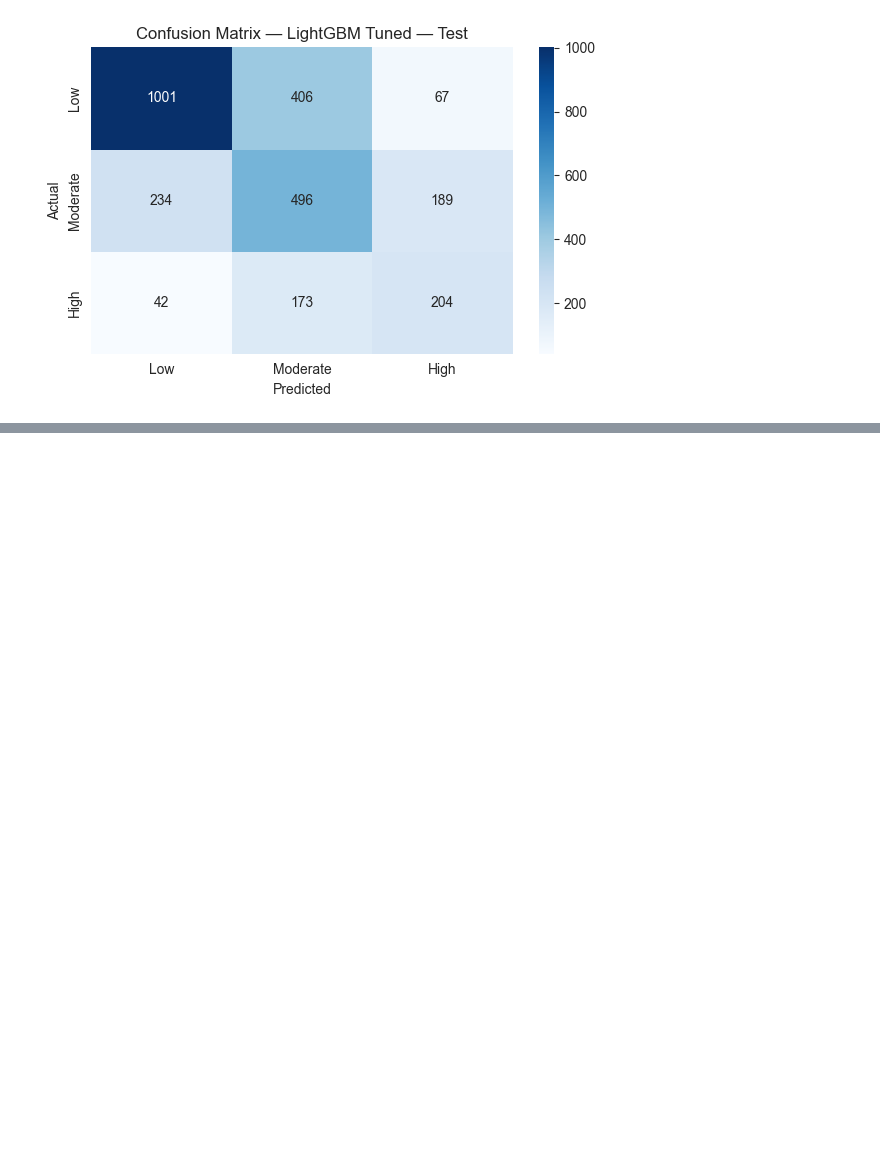
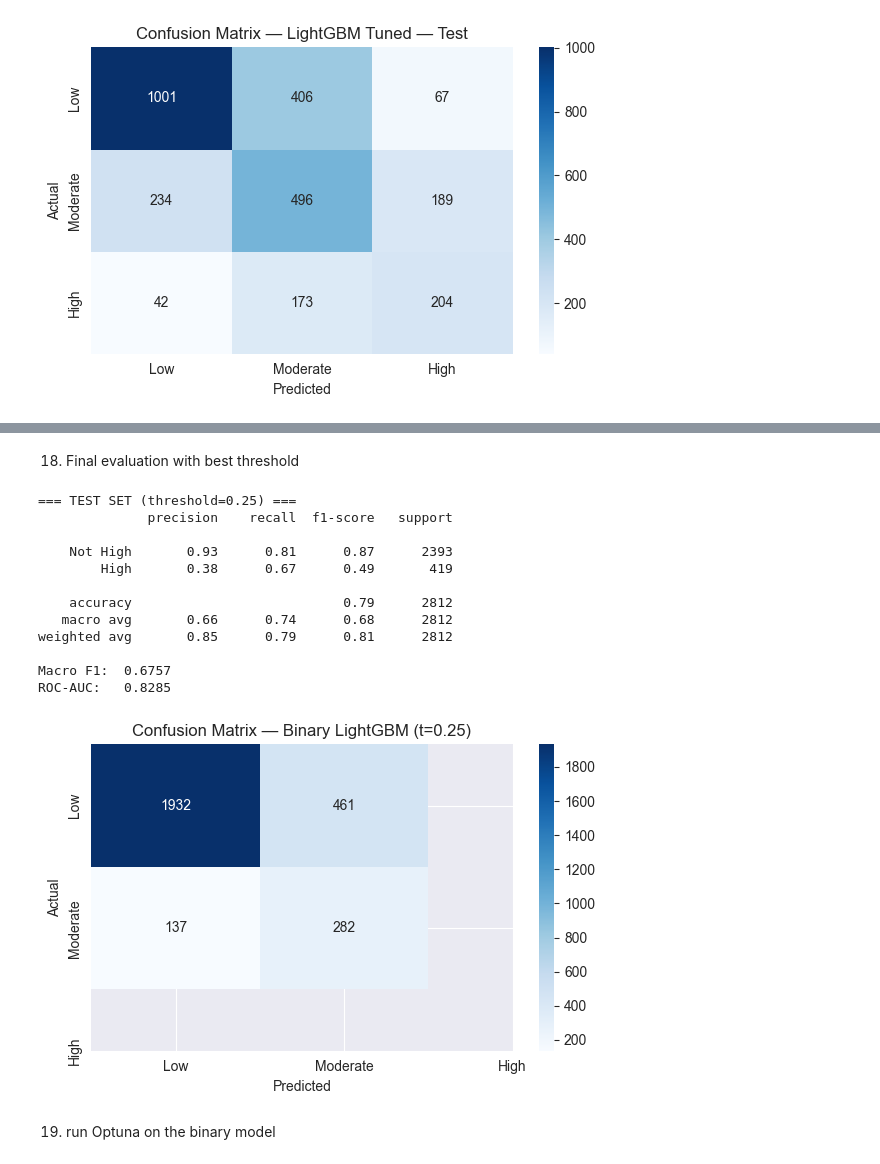
Before and after one commit to Mouhcine005/food-outbreak-severity-ml, a Jupyter notebook: notebooks/5-modeling.ipynb, the cells around one changed output, grey strips where cells are left out. Drawn from its saved outputs; the diff is of its cells as text; code cells hidden in the pictures; blank space fills up the shorter version.

```diff
--- a/notebooks/5-modeling.ipynb
+++ b/notebooks/5-modeling.ipynb
@@ -369,0 +410,21 @@ weighted avg       0.63      0.60      0.61      2812
+# %%
+import pandas as pd
+import numpy as np
+from sklearn.model_selection import train_test_split
+from sklearn.metrics import classification_report, f1_score
+from lightgbm import LGBMClassifier
+from imblearn.pipeline import Pipeline as ImbPipeline
+from imblearn.over_sampling import SMOTE
+import sys, warnings
+sys.path.insert(0, "..")
+warnings.filterwarnings("ignore")
+
+from src.models.train import load_data, split_data, build_preprocessor
+
+# Load and create binary target
+X, y_multi = load_data()
+y_binary = (y_multi == 2).astype(int)  # 1 = High, 0 = Not High
+
+print("Binary class distribution:")
+print(y_binary.value_counts())
+print(f"High %: {y_binary.mean()*100:.1f}%")
@@ -369,0 +572,31 @@ weighted avg       0.63      0.60      0.61      2812
+# %% [markdown]
+18. Final evaluation with best threshold
+# %%
+BEST_THRESHOLD = 0.25
+
+y_proba_test = pipe_b.predict_proba(X_test_b)[:, 1]
+y_pred_test_tuned = (y_proba_test >= BEST_THRESHOLD).astype(int)
+
+print(f"=== TEST SET (threshold={BEST_THRESHOLD}) ===")
+print(classification_report(y_test_b, y_pred_test_tuned, target_names=["Not High", "High"]))
+print(f"Macro F1:  {f1_score(y_test_b, y_pred_test_tuned, average='macro'):.4f}")
+print(f"ROC-AUC:   {roc_auc_score(y_test_b, y_proba_test):.4f}")
+
+from src.models.evaluate import plot_confusion_matrix
+plot_confusion_matrix(y_test_b, y_pred_test_tuned, model_name=f"Binary LightGBM (t={BEST_THRESHOLD})")
+# %% [output]
+=== TEST SET (threshold=0.25) ===
+              precision    recall  f1-score   support
+
+    Not High       0.93      0.81      0.87      2393
+        High       0.38      0.67      0.49       419
+
+    accuracy                           0.79      2812
+   macro avg       0.66      0.74      0.68      2812
+weighted avg       0.85      0.79      0.81      2812
+
+Macro F1:  0.6757
+ROC-AUC:   0.8285
+[figure, added]
+# %% [markdown]
+19. run Optuna on the binary model
```
Also changed, not shown: parts of 14 cells of this notebook, 1 other file.
